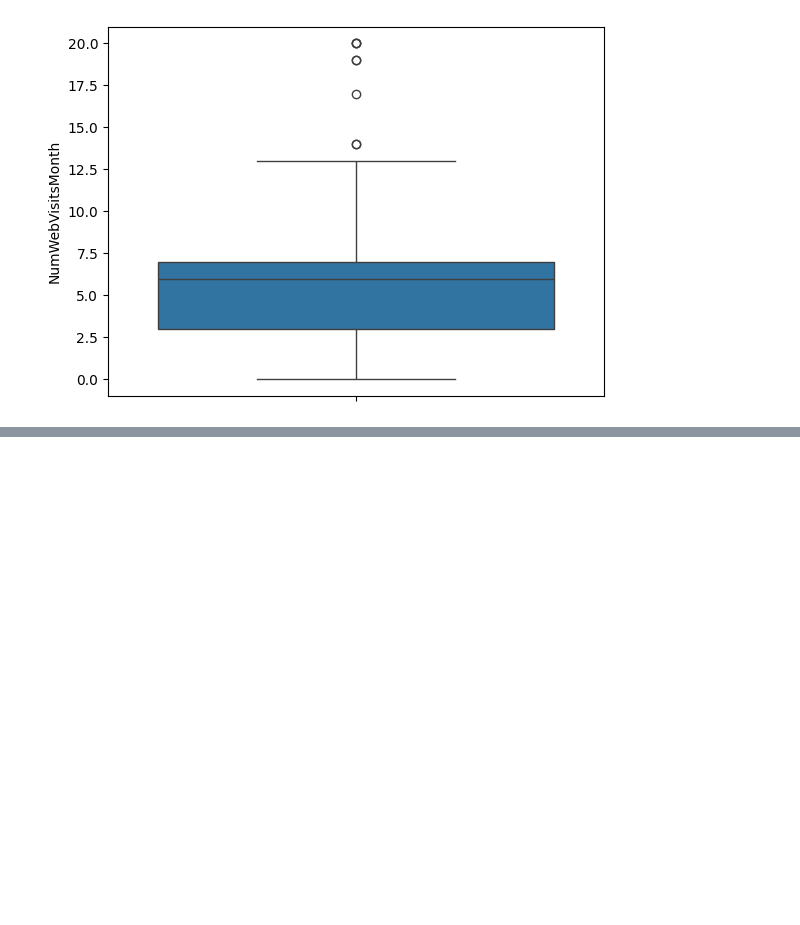
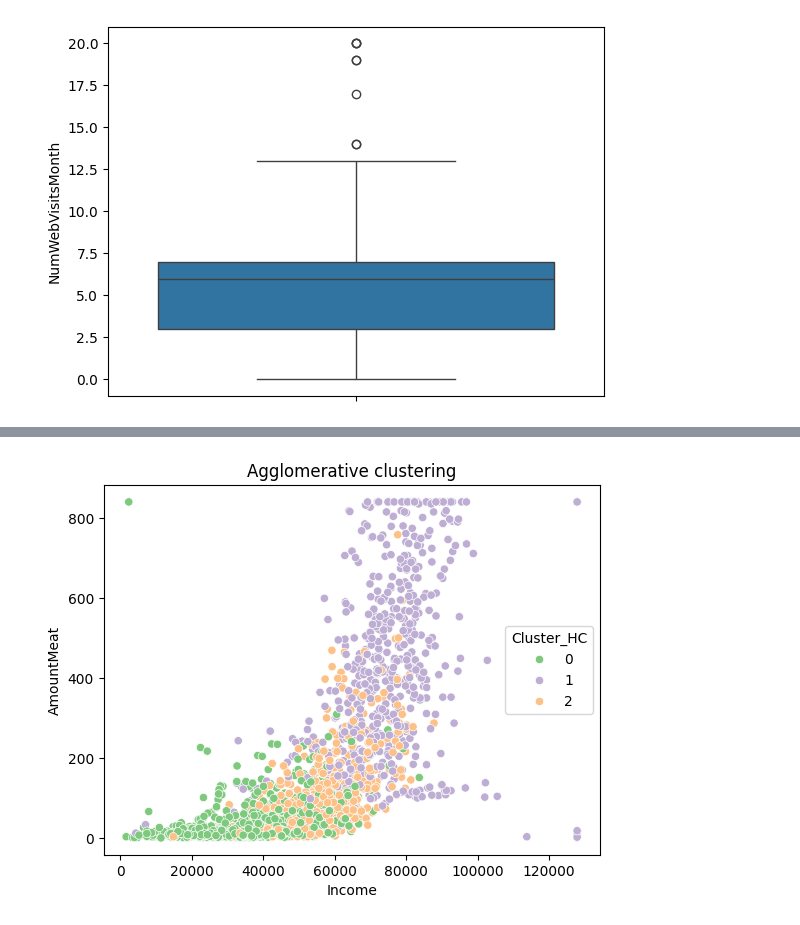
Before and after one commit to jancewicz/PJATK---Artificial-Intelligence-Postgraduate-Studies-, a Jupyter notebook: scikit-learn/pawel_jancewicz_pr7_2026/marketing_campaign/marketing_campaign.ipynb, the cells around one changed output, grey strips where cells are left out. Saved outputs shown, nothing was run; the diff lists cells and outputs as text; code cells hidden in the pictures; blank space fills up the shorter version.

```diff
--- a/scikit-learn/pawel_jancewicz_pr7_2026/marketing_campaign/marketing_campaign.ipynb
+++ b/scikit-learn/pawel_jancewicz_pr7_2026/marketing_campaign/marketing_campaign.ipynb
@@ -249,0 +317,11 @@ df[cols_to_clip] = df[cols_to_clip].clip(
+# %%
+
+hc = AgglomerativeClustering(n_clusters=3)
+df['Cluster_HC'] = hc.fit_predict(X_scaled)
+sns.scatterplot(df, x='Income', y='AmountMeat', hue='Cluster_HC', palette='Accent')
+plt.xlabel('Income')
+plt.ylabel('AmountMeat')
+plt.title('Agglomerative clustering')
+plt.show()
+# %% [output]
+[figure, added]
```
Also changed, not shown: parts of 12 cells of this notebook.
